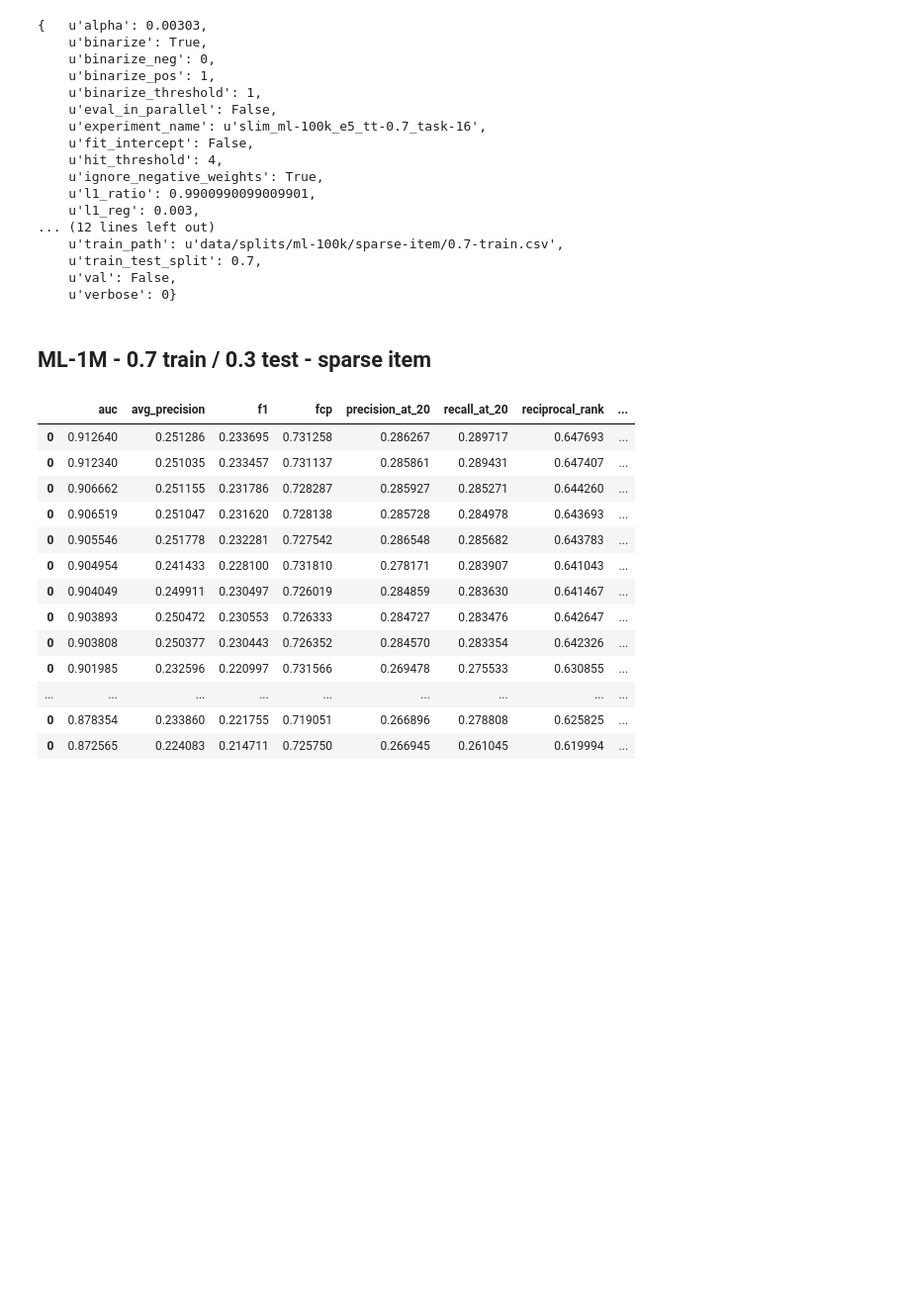
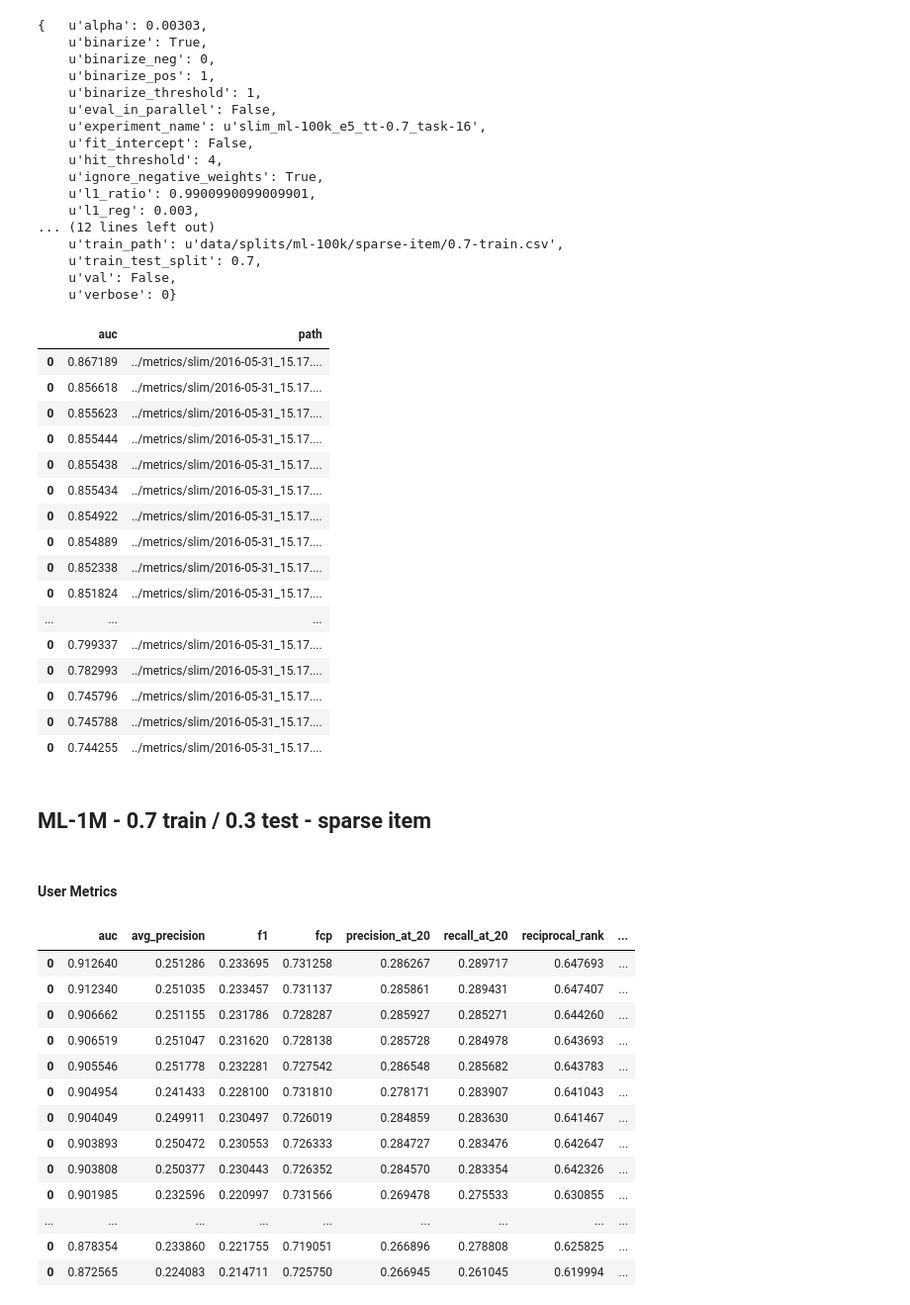
Before and after one commit to marcuniq/bsc-thesis, a Jupyter notebook: code/ipynb/gridsearch_slim_results.ipynb, the cells around one changed output. Shown at 99% size. Drawn from its saved outputs; the diff is of its cells as text; code cells hidden in the pictures; blank space fills up the shorter version.

```diff
--- a/code/ipynb/gridsearch_slim_results.ipynb
+++ b/code/ipynb/gridsearch_slim_results.ipynb
@@ -4,4 +4,5 @@ import numpy as np
 import pprint
 import json
 pp = pprint.PrettyPrinter(indent=4)
+pd.options.display.max_colwidth = 100
 # %%
@@ -89,6 +107,56 @@ with open('../models/slim/2016-05-31_15.17.43_slim_ml-100k_e5_tt-0.7_task-16_con
     u'train_test_split': 0.7,
     u'val': False,
     u'verbose': 0}
+# %%
+movie_metrics = [
+'../metrics/slim/2016-05-31_15.17.38_slim_ml-100k_e3_tt-0.7_task-14_movie-metrics.csv',
+'../metrics/slim/2016-05-31_15.17.39_slim_ml-100k_e3_tt-0.7_task-3_movie-metrics.csv',
+'../metrics/slim/2016-05-31_15.17.39_slim_ml-100k_e3_tt-0.7_task-4_movie-metrics.csv',
+'../metrics/slim/2016-05-31_15.17.40_slim_ml-100k_e3_tt-0.7_task-21_movie-metrics.csv',
+'../metrics/slim/2016-05-31_15.17.41_slim_ml-100k_e3_tt-0.7_task-10_movie-metrics.csv',
+'../metrics/slim/2016-05-31_15.17.41_slim_ml-100k_e3_tt-0.7_task-12_movie-metrics.csv',
+'../metrics/slim/2016-05-31_15.17.42_slim_ml-100k_e3_tt-0.7_task-11_movie-metrics.csv',
+'../metrics/slim/2016-05-31_15.17.42_slim_ml-100k_e3_tt-0.7_task-23_movie-metrics.csv',
+'../metrics/slim/2016-05-31_15.17.42_slim_ml-100k_e3_tt-0.7_task-7_movie-metrics.csv',
+'../metrics/slim/2016-05-31_15.17.43_slim_ml-100k_e5_tt-0.7_task-16_movie-metrics.csv',
+'../metrics/slim/2016-05-31_15.17.43_slim_ml-100k_e5_tt-0.7_task-22_movie-metrics.csv',
+'../metrics/slim/2016-05-31_15.17.43_slim_ml-100k_e5_tt-0.7_task-9_movie-metrics.csv',
+'../metrics/slim/2016-05-31_15.17.46_slim_ml-100k_e5_tt-0.7_task-0_movie-metrics.csv',
+'../metrics/slim/2016-05-31_15.17.46_slim_ml-100k_e5_tt-0.7_task-13_movie-metrics.csv',
+'../metrics/slim/2016-05-31_15.17.46_slim_ml-100k_e5_tt-0.7_task-6_movie-metrics.csv',
+'../metrics/slim/2016-05-31_15.17.47_slim_ml-100k_e5_tt-0.7_task-1_movie-metrics.csv',
+'../metrics/slim/2016-05-31_15.17.47_slim_ml-100k_e5_tt-0.7_task-2_movie-metrics.csv',
+'../metrics/slim/2016-05-31_15.17.48_slim_ml-100k_e8_tt-0.7_task-8_movie-metrics.csv',
+'../metrics/slim/2016-05-31_15.17.51_slim_ml-100k_e10_tt-0.7_task-20_movie-metrics.csv',
+'../metrics/slim/2016-05-31_15.17.53_slim_ml-100k_e8_tt-0.7_task-19_movie-metrics.csv',
+'../metrics/slim/2016-05-31_15.17.54_slim_ml-100k_e8_tt-0.7_task-15_movie-metrics.csv',
+'../metrics/slim/2016-05-31_15.17.57_slim_ml-100k_e10_tt-0.7_task-18_movie-metrics.csv',
+'../metrics/slim/2016-05-31_15.17.57_slim_ml-100k_e10_tt-0.7_task-5_movie-metrics.csv',
+'../metrics/slim/2016-05-31_15.17.58_slim_ml-100k_e10_tt-0.7_task-17_movie-metrics.csv',
+]
+# %%
+df_movie_metrics = get_df_results(movie_metrics)
+df_movie_metrics.sort_values('auc', ascending=False)[['auc', 'path']]
+# %% [output]
+|  | auc | path |
+| 0 | 0.867189 | ../metrics/slim/2016-05-31_15.17.... |
+| 0 | 0.856618 | ../metrics/slim/2016-05-31_15.17.... |
+| 0 | 0.855623 | ../metrics/slim/2016-05-31_15.17.... |
+| 0 | 0.855444 | ../metrics/slim/2016-05-31_15.17.... |
+| 0 | 0.855438 | ../metrics/slim/2016-05-31_15.17.... |
+| 0 | 0.855434 | ../metrics/slim/2016-05-31_15.17.... |
+| 0 | 0.854922 | ../metrics/slim/2016-05-31_15.17.... |
+| 0 | 0.854889 | ../metrics/slim/2016-05-31_15.17.... |
+| 0 | 0.852338 | ../metrics/slim/2016-05-31_15.17.... |
+| 0 | 0.851824 | ../metrics/slim/2016-05-31_15.17.... |
+| ... | ... | ... |
+| 0 | 0.799337 | ../metrics/slim/2016-05-31_15.17.... |
+| 0 | 0.782993 | ../metrics/slim/2016-05-31_15.17.... |
+| 0 | 0.745796 | ../metrics/slim/2016-05-31_15.17.... |
+| 0 | 0.745788 | ../metrics/slim/2016-05-31_15.17.... |
+| 0 | 0.744255 | ../metrics/slim/2016-05-31_15.17.... |
 # %% [markdown]
 ## ML-1M - 0.7 train / 0.3 test - sparse item
+# %% [markdown]
+#### User Metrics
 # %%
```
Also changed, not shown: parts of 8 cells of this notebook, 38 other files.
